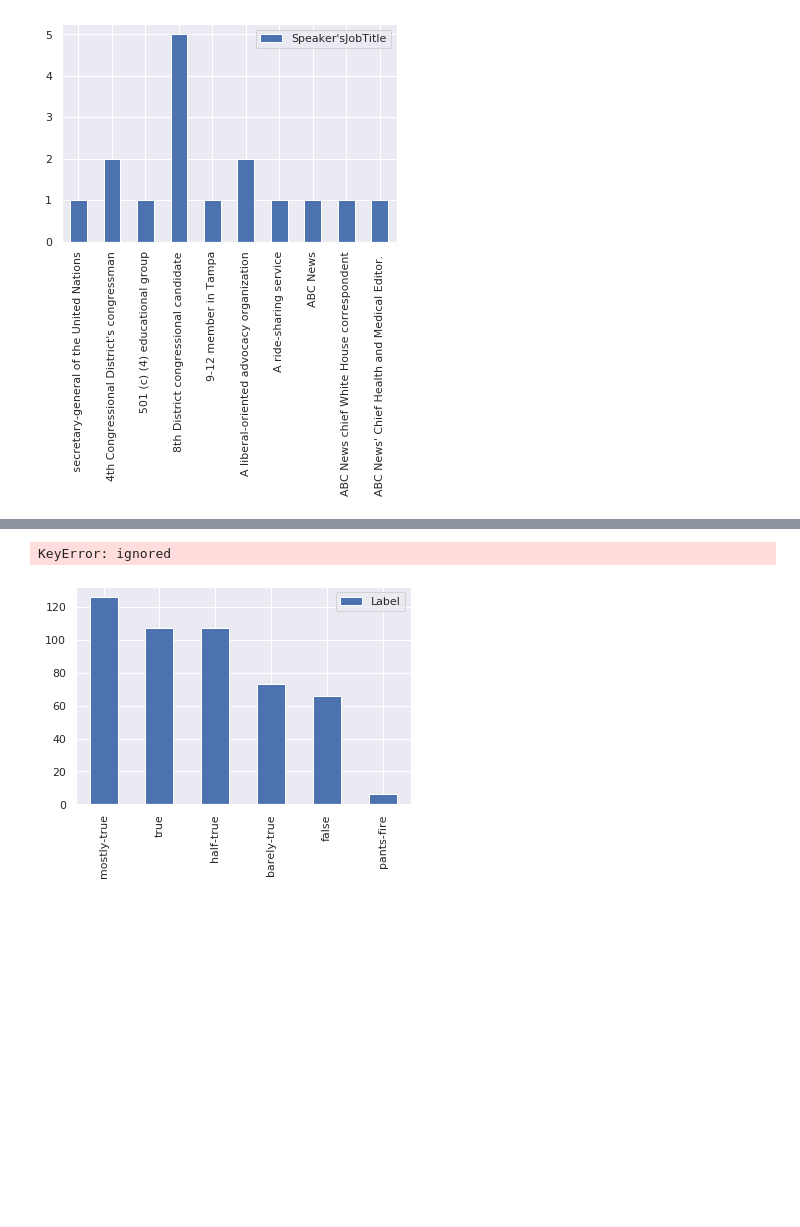
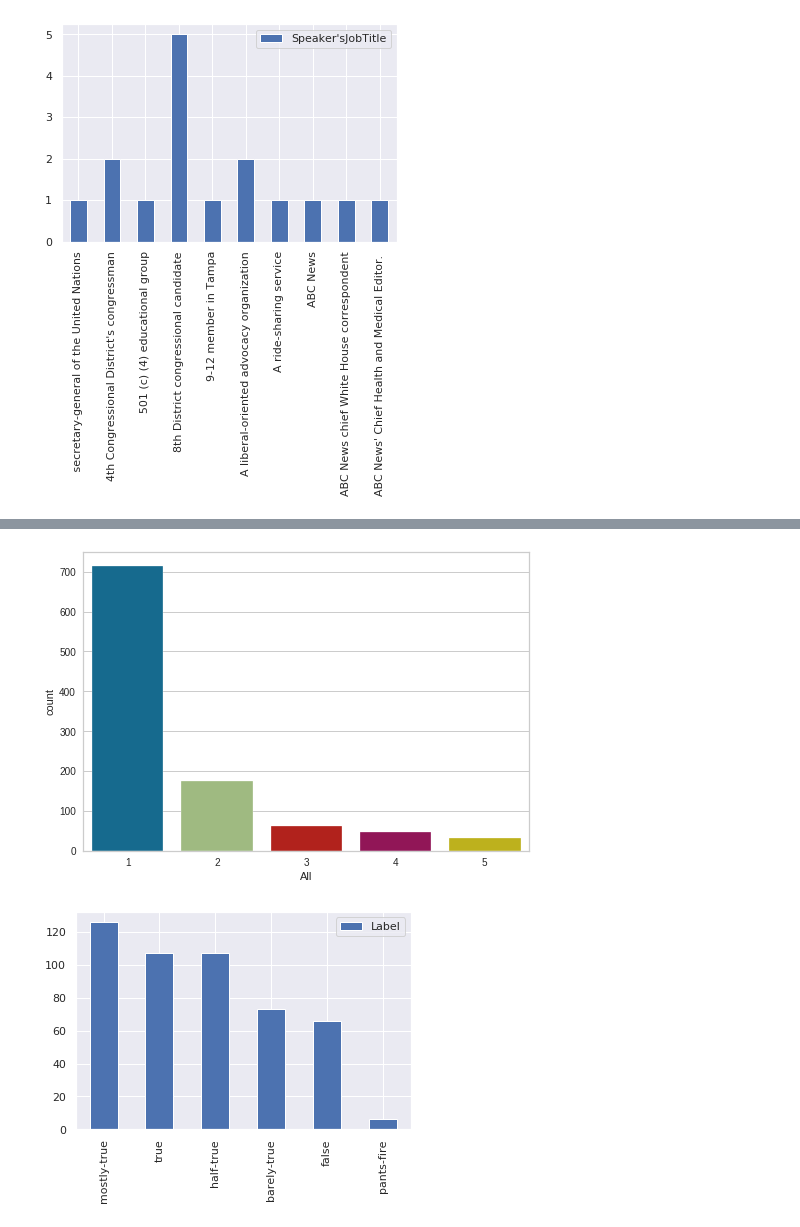
Before and after one commit to viswa0531/AlternusVera, a Jupyter notebook: Biased_Factor.ipynb, the cells around one changed output, grey strips where cells are left out. Cells and saved outputs as stored; diff of their text form; code cells hidden in the pictures; blank space fills up the shorter version.

```diff
--- a/Biased_Factor.ipynb
+++ b/Biased_Factor.ipynb
@@ -434,9 +444,9 @@ ax1 = X_train.value_counts().sort_index(ascending=True).head(10).plot('bar', ax=
 # %%
 import seaborn as sns
-sns.countplot(x="barely-true", data=CrossTab,order=CrossTab["barely-true"].value_counts().iloc[:5].index)
+sns.countplot(x="All", data=CrossTab,order=CrossTab["All"].value_counts().iloc[:5].index)
 plt.show()
 # %% [output]
-KeyError: ignored
+[figure, added]
 # %%
 #By changing the value here for column we can check as per job title whats the probability of speaker lying
 #This is specific example for U.S. Senator
```
Also changed, not shown: parts of 1 cell of this notebook.
